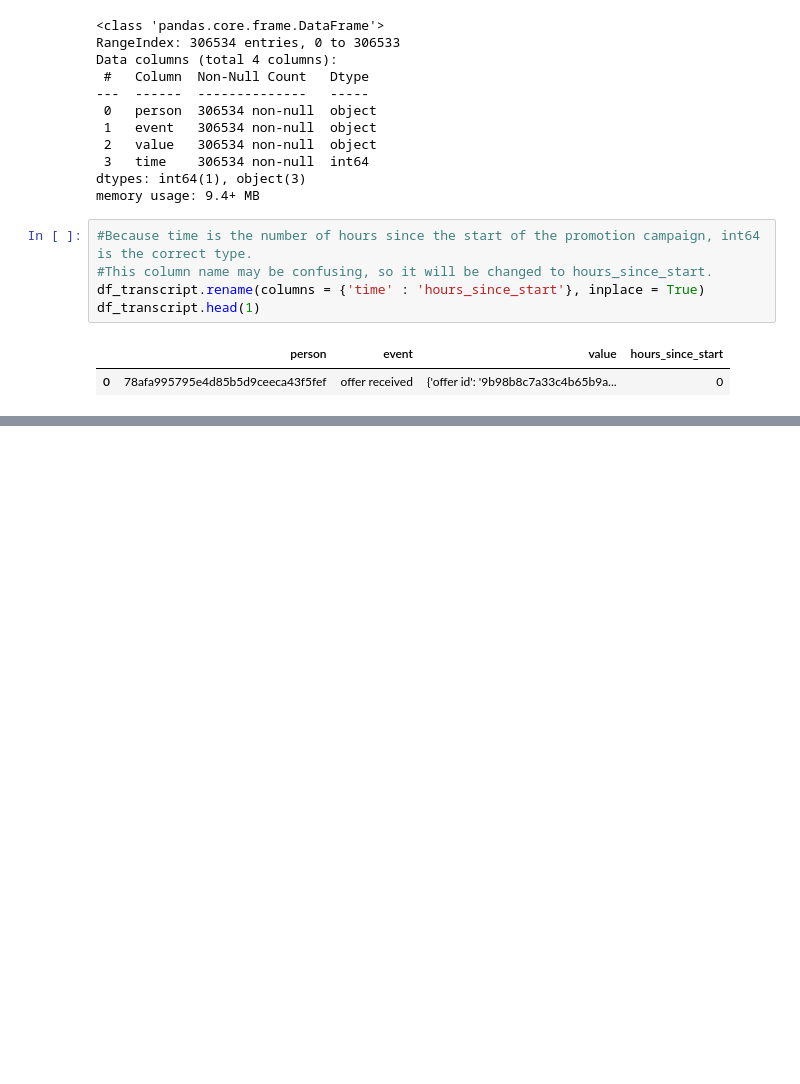
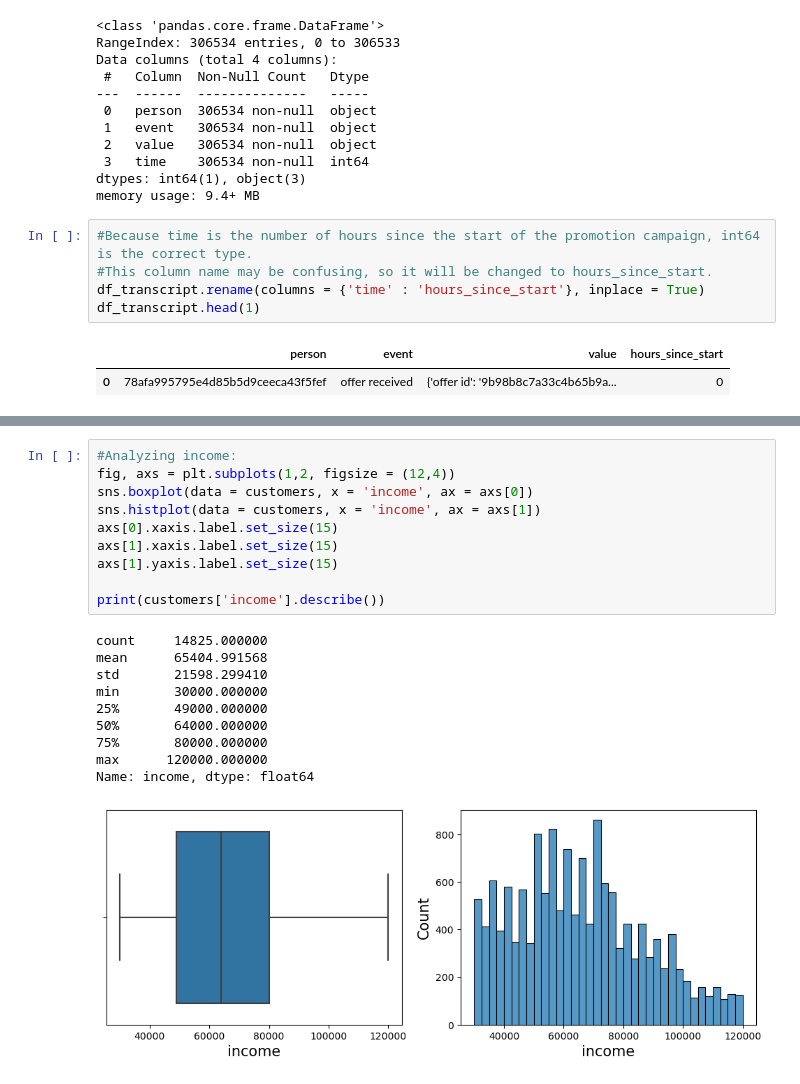
Before and after one commit to Yash1398/Starbucks_promotions_Data_Analysis, a Jupyter notebook: main.ipynb, the cells around one changed output, grey strips where cells are left out. Drawn from its saved outputs; the diff is of its cells as text; blank space fills up the shorter version.

```diff
--- a/main.ipynb
+++ b/main.ipynb
@@ -194,0 +343,21 @@ df_transcript.head(1)
+# %%
+#Analyzing income:
+fig, axs = plt.subplots(1,2, figsize = (12,4))
+sns.boxplot(data = customers, x = 'income', ax = axs[0])
+sns.histplot(data = customers, x = 'income', ax = axs[1])
+axs[0].xaxis.label.set_size(15)
+axs[1].xaxis.label.set_size(15)
+axs[1].yaxis.label.set_size(15)
+
+print(customers['income'].describe())
+# %% [output]
+count     14825.000000
+mean      65404.991568
+std       21598.299410
+min       30000.000000
+25%       49000.000000
+50%       64000.000000
+75%       80000.000000
+max      120000.000000
+Name: income, dtype: float64
+[figure, added]
```
Also changed, not shown: parts of 103 cells of this notebook.
